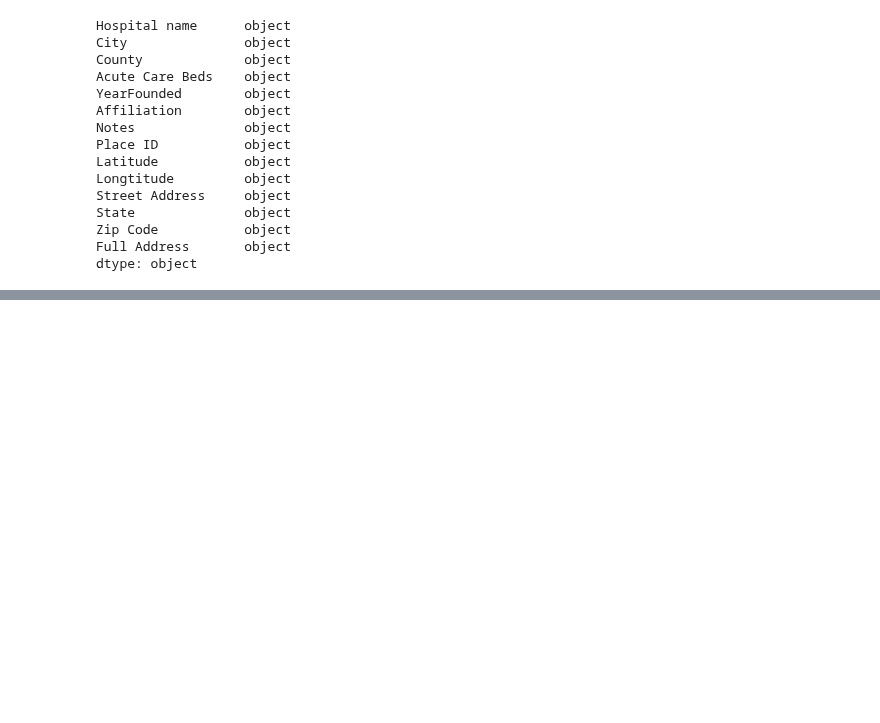
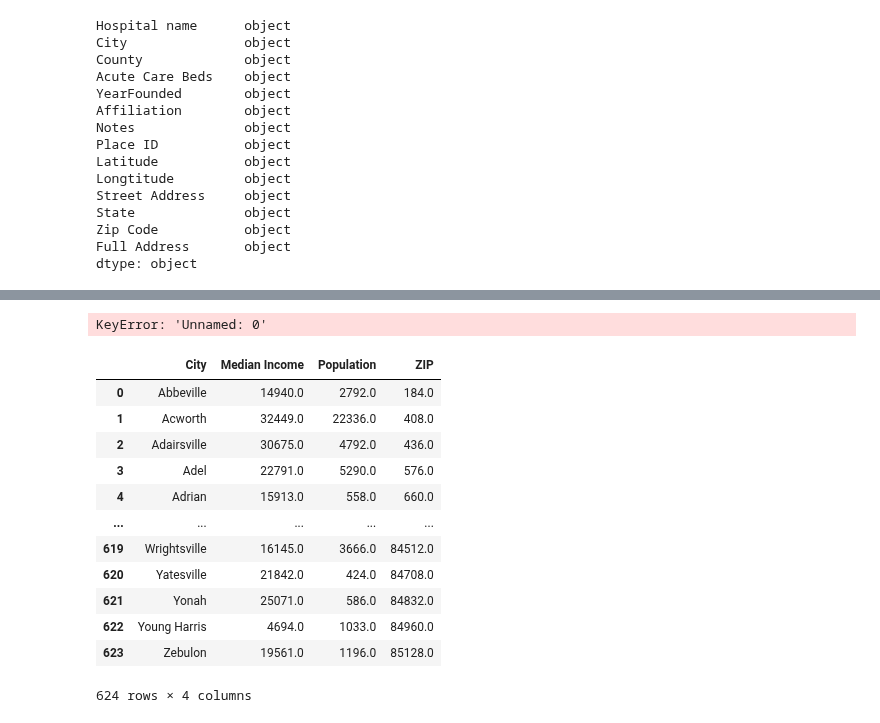
Before and after one commit to jtilenis/Data_Scavengers, a Jupyter notebook: hospital_api.ipynb, the cells around one changed output, grey strips where cells are left out. Saved outputs shown, nothing was run; the diff lists cells and outputs as text; code cells hidden in the pictures; blank space fills up the shorter version.

```diff
--- a/hospital_api.ipynb
+++ b/hospital_api.ipynb
@@ -442,0 +400,5 @@ hospital.head()
+# %%
+del hospital['Unnamed: 0']
+hospital.head()
+# %% [output]
+KeyError: 'Unnamed: 0'
@@ -442,0 +417,20 @@ hospital.head()
+# %%
+#Grouping by city then resetting index
+census_group = census_data.groupby("City").mean()
+census_group = census_group.reset_index()
+census_group
+#census = census_group("Median Income").mean()
+# %% [output]
+|  | City | Median Income | Population | ZIP |
+| 0 | Abbeville | 14940.0 | 2792.0 | 184.0 |
+| 1 | Acworth | 32449.0 | 22336.0 | 408.0 |
+| 2 | Adairsville | 30675.0 | 4792.0 | 436.0 |
+| 3 | Adel | 22791.0 | 5290.0 | 576.0 |
+| 4 | Adrian | 15913.0 | 558.0 | 660.0 |
+| ... | ... | ... | ... | ... |
+| 619 | Wrightsville | 16145.0 | 3666.0 | 84512.0 |
+| 620 | Yatesville | 21842.0 | 424.0 | 84708.0 |
+| 621 | Yonah | 25071.0 | 586.0 | 84832.0 |
+| 622 | Young Harris | 4694.0 | 1033.0 | 84960.0 |
+| 623 | Zebulon | 19561.0 | 1196.0 | 85128.0 |
+624 rows × 4 columns
```
Also changed, not shown: parts of 16 cells of this notebook, 3 other files.
